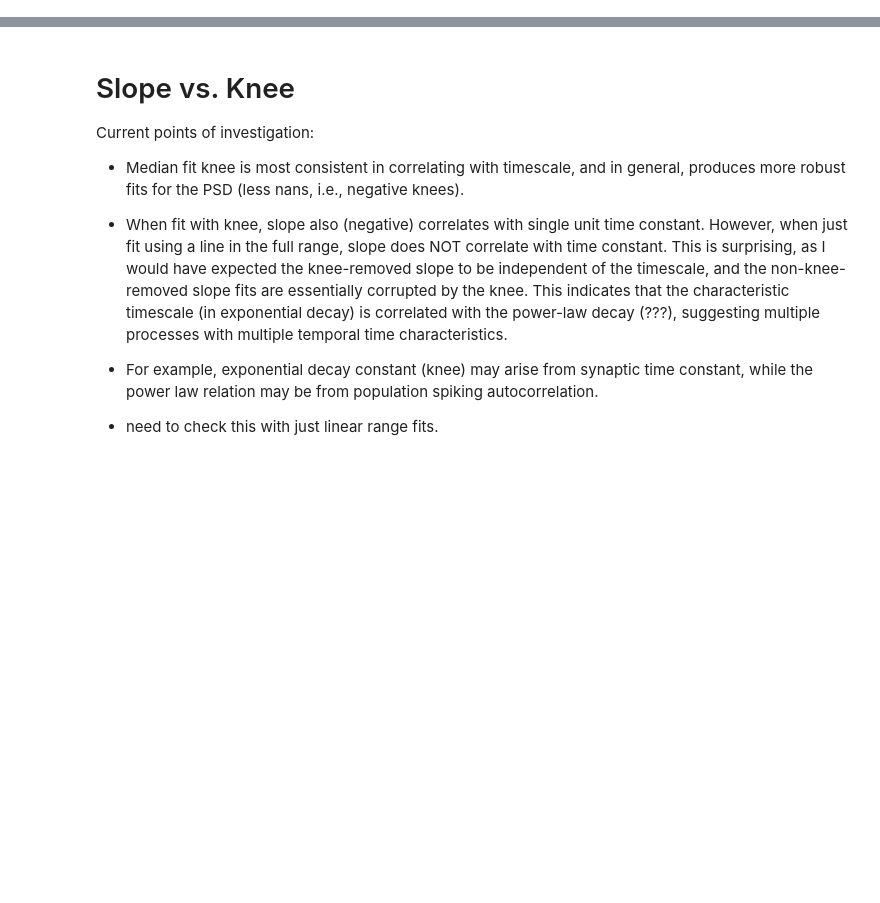
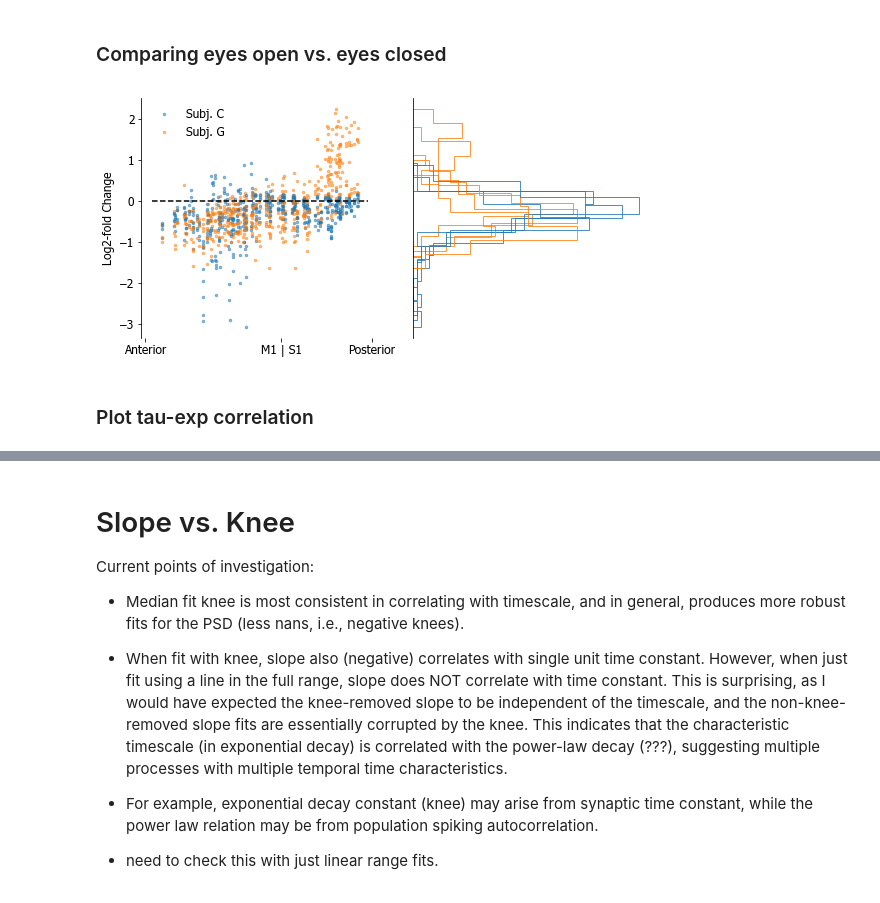
Before and after one commit to rdgao/field-echos, a Jupyter notebook: notebooks/viz_NeuroTycho-SU.ipynb, the cells around one changed output, grey strips where cells are left out. Drawn from its saved outputs; the diff is of its cells as text; code cells hidden in the pictures; blank space fills up the shorter version.

```diff
--- a/notebooks/viz_NeuroTycho-SU.ipynb
+++ b/notebooks/viz_NeuroTycho-SU.ipynb
@@ -266,0 +150,36 @@ However, there is a conversion factor of ~0.1 from ECoG to spiking, i.e. ECoG ti
+# %% [markdown]
+### Comparing eyes open vs. eyes closed
+# %%
+feature = 'tau'
+conds_comp = ['EyesOpen','EyesClosed']
+plt.figure(figsize=(8,4))
+for s in df_combined['session_id'].unique():
+    df_comp = [df_combined[np.logical_and(df_combined['cond']==c, df_combined['session_id']==s)] for c in conds_comp]
+
+    # check that the subsampled rows are properly aligned in space and session
+    #print(np.logical_and(df_comp[1]['y']==df_comp[1]['y'],df_comp[1]['session_id']==df_comp[1]['session_id']).all())
+    cond_ratio = np.log2(df_comp[1][feature].values/df_comp[0][feature].values)
+    C = C_ORD[0 if df_comp[0].iloc[0]['patient']=='Chibi' else 1]
+
+    # plot along A-P axis
+    plt.subplot(1,2,1)
+    plt.plot(df_comp[1]['y'], cond_ratio, '.', color=C, alpha=0.5, ms=5)
+
+    # plot histogram
+    plt.subplot(1,2,2)
+    plt.hist(cond_ratio[~np.isnan(cond_ratio)], 10, histtype='step', color=C, orientation='horizontal', alpha=0.8)
+
+plt.subplot(1,2,1)
+plt.plot(plt.xlim(),[0,0],'k--')
+plt.legend(['Subj. C', 'Subj. G'], frameon=False);
+plt.xticks([0,600,1000],['Anterior','M1 | S1','Posterior'])
+plt.ylabel('Log2-fold Change'); sns.despine()
+
+plt.subplot(1,2,2)
+plt.xticks([]); plt.yticks([])
+sns.despine(bottom=True); plt.tight_layout()
+if save_plot: plt.savefig(fig_path%('NT_EO2EC'), bbox_inches='tight')
+# %% [output]
+[figure, added]
+# %% [markdown]
+### Plot tau-exp correlation
```
Also changed, not shown: parts of 39 cells of this notebook, 38 other files.
